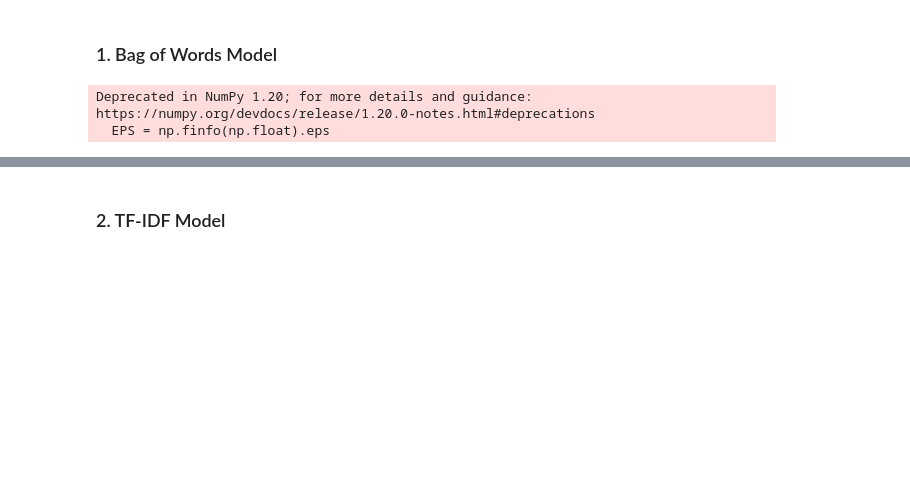
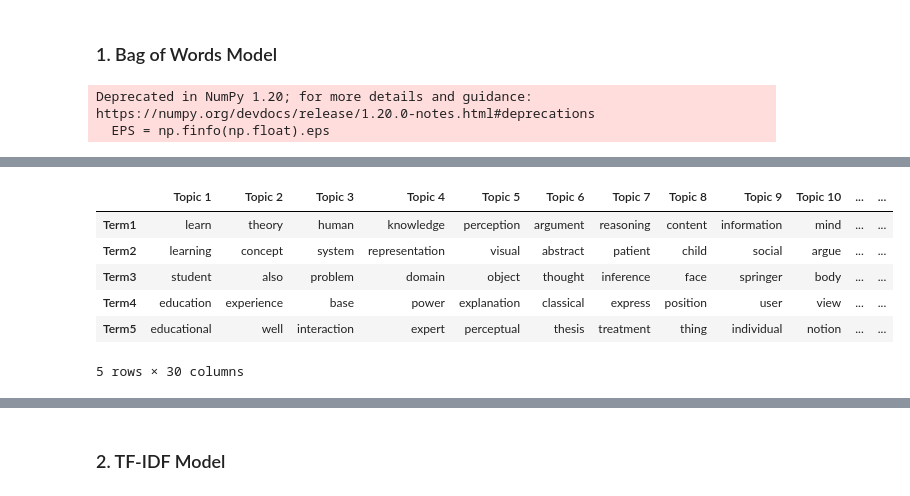
Before and after one commit to haghbinh/Topic-Models, a Jupyter notebook: Codes/Abstract_LDA-2.ipynb, the cells around one changed output, grey strips where cells are left out. Saved outputs shown, nothing was run; the diff lists cells and outputs as text; code cells hidden in the pictures; blank space fills up the shorter version.

```diff
--- a/Codes/Abstract_LDA-2.ipynb
+++ b/Codes/Abstract_LDA-2.ipynb
@@ -325,0 +426,12 @@ topic
+# %%
+topics_df = pd.DataFrame([[term for term, wt in topic] for topic in topics], columns = ['Term'+str(i) for i in range(1, 21)],
+                         index=['Topic '+str(t) for t in range(1, lda_model_Abstract_bow.num_topics+1)]).T
+topics_df.head()
+# %% [output]
+|  | Topic 1 | Topic 2 | Topic 3 | Topic 4 | Topic 5 | Topic 6 | Topic 7 | Topic 8 | Topic 9 | Topic 10 | ... | ... |
+| Term1 | learn | theory | human | knowledge | perception | argument | reasoning | content | information | mind | ... | ... |
+| Term2 | learning | concept | system | representation | visual | abstract | patient | child | social | argue | ... | ... |
+| Term3 | student | also | problem | domain | object | thought | inference | face | springer | body | ... | ... |
+| Term4 | education | experience | base | power | explanation | classical | express | position | user | view | ... | ... |
+| Term5 | educational | well | interaction | expert | perceptual | thesis | treatment | thing | individual | notion | ... | ... |
+5 rows × 30 columns
```
Also changed, not shown: parts of 23 cells of this notebook.
